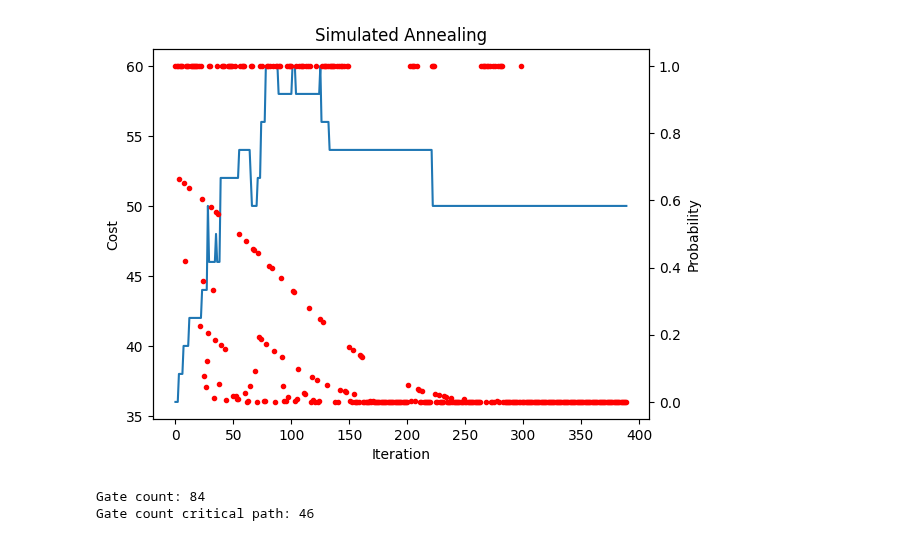
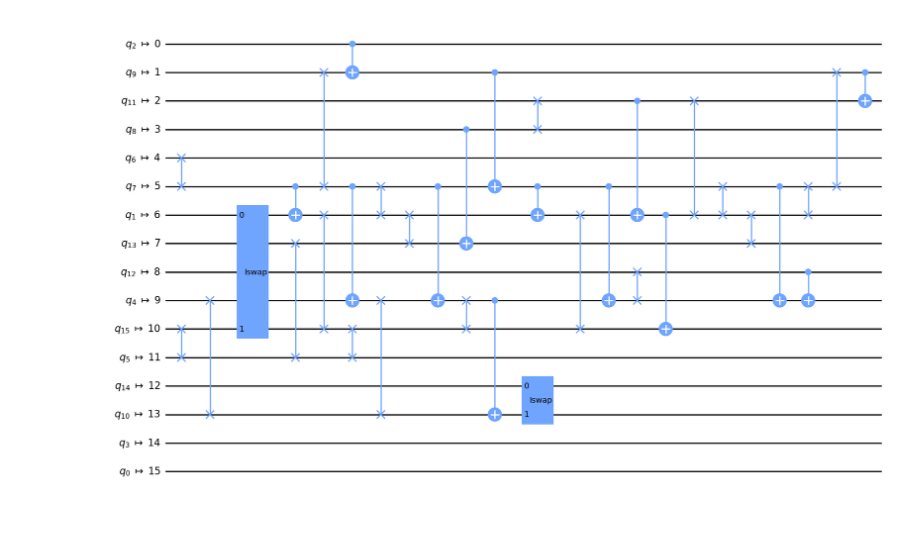
Before and after one commit to Pitt-JonesLab/mirror-gates, a Jupyter notebook: src/virtual_swap/scripts/main.ipynb, the cells around one changed output. Cells and saved outputs as stored; diff of their text form; code cells hidden in the pictures.

Commit message:
broken vswap

```diff
--- a/src/virtual_swap/scripts/main.ipynb
+++ b/src/virtual_swap/scripts/main.ipynb
@@ -81,0 +81,28 @@ Gate count critical path: 26
+# %%
+from virtual_swap.vswap_simple import VirtualSwap
+from qiskit.transpiler.passes import SabreLayout, SetLayout
+
+# run the pass
+pm = PassManager()
+# need some basic unroll and layout
+pm.append([Unroller(["u", "cx"]), SabreLayout(coupling), ApplyLayout()])
+# pm.append([Unroller(["u", "cx"]), SetLayout(layout)])
+pm.append(VirtualSwap(coupling, visualize=True, sa_params=(1.1, 10, 1)))
+pm.append(OptimizeSwapBeforeMeasure())
+
+# XXX use the PR version once merged into Qiskit
+# pm.append([RootiSwapWeylDecomposition(), CountOpsLongestPath()])
+pm.append([CountOpsLongestPath()])
+
+# set debug logging
+# import logging
+
+# logger = logging.getLogger("VSWAP")
+# logger.setLevel(logging.INFO)
+
+new_circ = pm.run(qc)
+
+# sum the cost of gate 'cx' and 'iswap'
+print(f"Gate count:", 2*new_circ.count_ops().get('iswap', 0) + 2*new_circ.count_ops()['cx'] + 3*new_circ.count_ops()['swap'])
+longest_path = pm.property_set["count_ops_longest_path"]
+print(f"Longest path gate count:", 2*longest_path['iswap'] + 2*longest_path['cx'] + 3*longest_path['swap'])
@@ -82,28 +114,28 @@ Gate count critical path: 26
+# %%
+new_circ.draw(output='mpl')
+# %% [output]
+[figure, added]
 # %%
-# run the pass
-pm = PassManager()
-# need some basic unroll and layout
-pm.append([Unroller(["u", "cx"]), TrivialLayout(coupling), ApplyLayout()])
-pm.append(VirtualSwap(coupling, visualize=True))
-pm.append(OptimizeSwapBeforeMeasure())
+# # run the pass
+# pm = PassManager()
+# # need some basic unroll and layout
+# pm.append([Unroller(["u", "cx"]), TrivialLayout(coupling), ApplyLayout()])
+# pm.append(VirtualSwap(coupling, visualize=True))
+# pm.append(OptimizeSwapBeforeMeasure())
 
-# XXX use the PR version once merged into Qiskit
-pm.append([RootiSwapWeylDecomposition(), CountOpsLongestPath()])
+# # XXX use the PR version once merged into Qiskit
+# pm.append([RootiSwapWeylDecomposition(), CountOpsLongestPath()])
 
-# set debug logging
-# import logging
+# # set debug logging
+# # import logging
 
-# logger = logging.getLogger("VSWAP")
-# logger.setLevel(logging.INFO)
+# # logger = logging.getLogger("VSWAP")
+# # logger.setLevel(logging.INFO)
 
-new_circ = pm.run(qc)
+# new_circ = pm.run(qc)
 
-print(f"Gate count: {new_circ.count_ops()['riswap']}")
-print(
-    f"Gate count critical path: {pm.property_set['count_ops_longest_path']['riswap']}"
-)
+# print(f"Gate count: {new_circ.count_ops()['riswap']}")
+# print(
+#     f"Gate count critical path: {pm.property_set['count_ops_longest_path']['riswap']}"
+# )
-# %% [output]
-[figure, removed]
-Gate count: 84
-Gate count critical path: 46
 # %%
```
Also changed, not shown: parts of 9 cells of this notebook, 4 other files.
